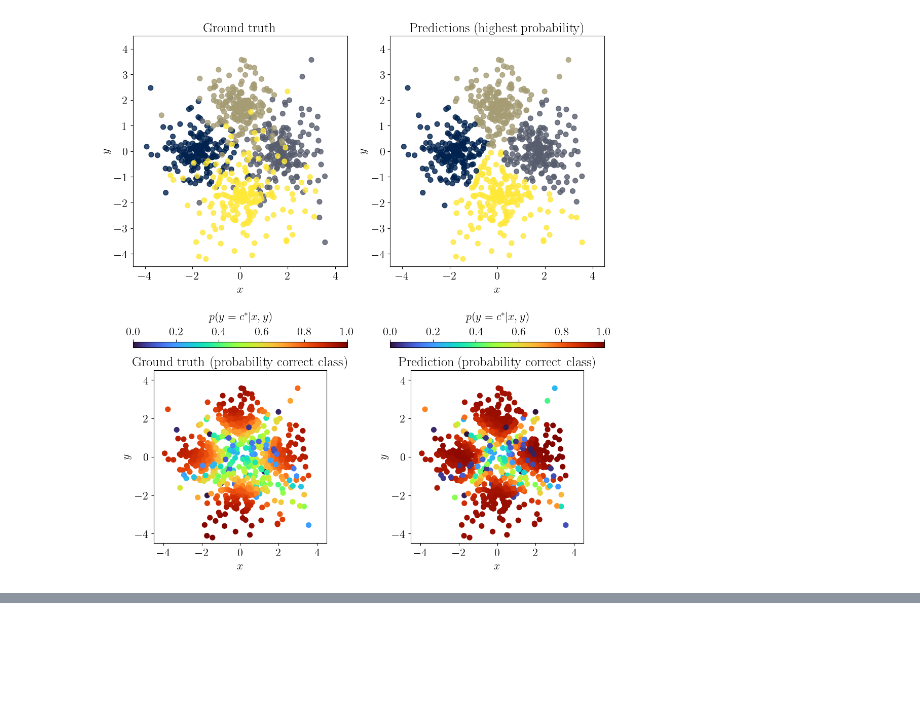
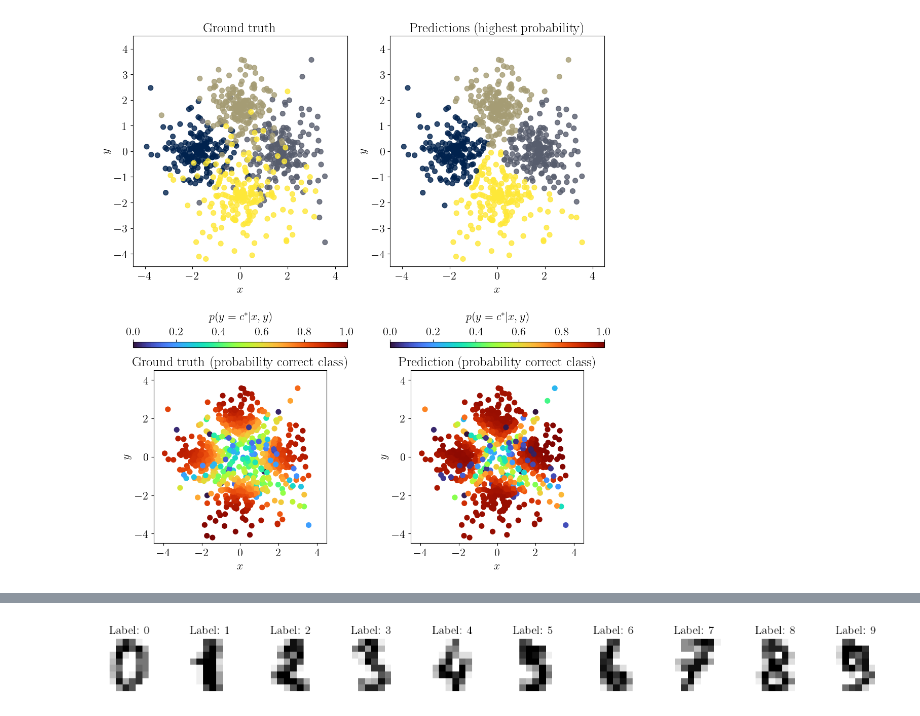
Before and after one commit to pastranacl/IAcobus, a Jupyter notebook: tutorial.ipynb, the cells around one changed output, grey strips where cells are left out. Cells and saved outputs as stored; diff of their text form; code cells hidden in the pictures; blank space fills up the shorter version.

Commit message:
MNIST classfication example

```diff
--- a/tutorial.ipynb
+++ b/tutorial.ipynb
@@ -711,0 +723,25 @@ plt.show()
+# %%
+# Loads MNIST set
+numbers_data = datasets.load_digits()
+numbers_pixels = numbers_data.data.T
+numbers_labels = numbers_data.target
+total_pixels = numbers_pixels.shape[0]
+wh = int(np.sqrt(total_pixels))
+
+# Show the first 10 samples
+SAMPLES_TO_PLOT = 10
+
+font = {'family' : 'serif',
+        'weight' : 'normal',
+        'size'   : 16}
+
+plt.rc('text', usetex=True)
+plt.rc('font', **font)
+
+fig, axes = plt.subplots(1, SAMPLES_TO_PLOT, figsize=(SAMPLES_TO_PLOT*1.5, 1))
+for i in range(0, SAMPLES_TO_PLOT):
+    axes[i].imshow(numbers_pixels[:,i].reshape(wh,wh), cmap=plt.cm.gray_r)
+    axes[i].axis('off')
+    axes[i].set_title('Label: %i' % numbers_labels[i], fontsize = 12)
+# %% [output]
+[figure, added]
```
Also changed, not shown: parts of 16 cells of this notebook, 2 other files.
